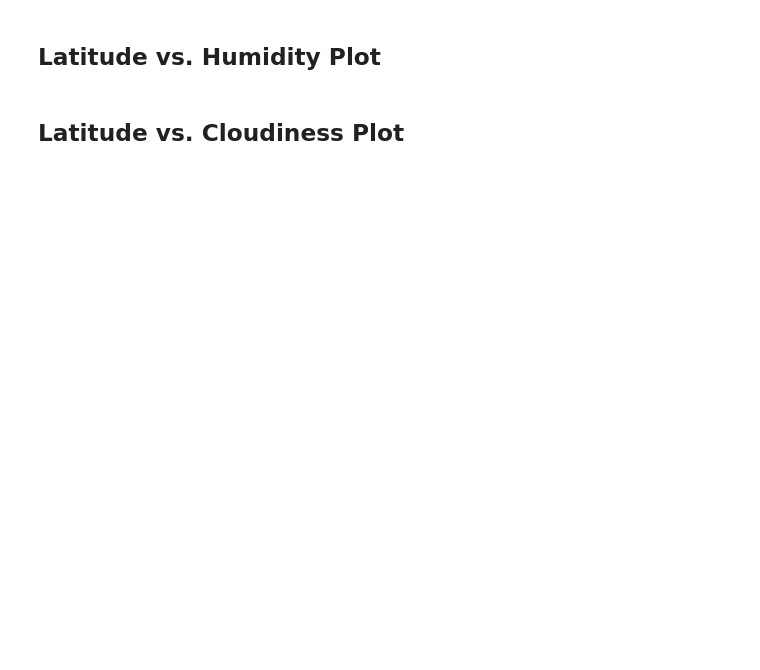
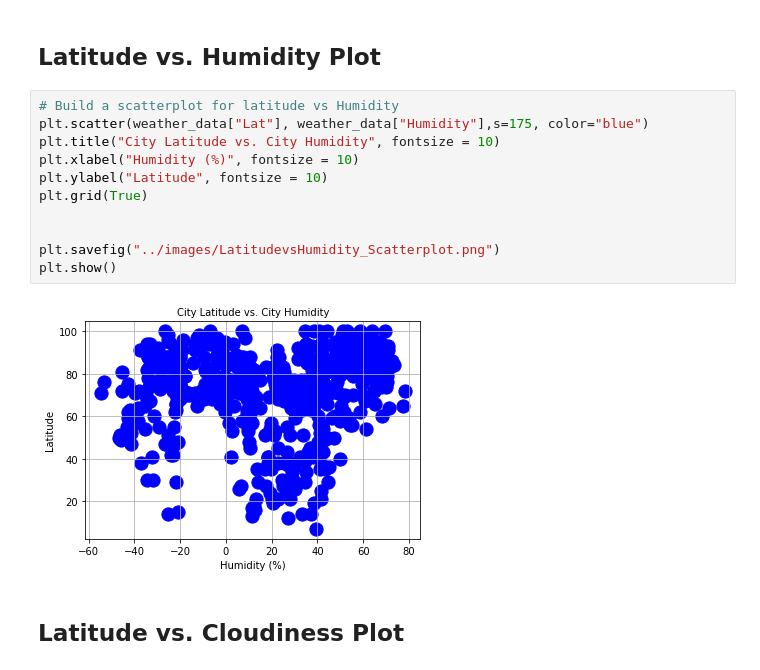
Before and after one commit to Patriotwo/Python-API-Challenge, a Jupyter notebook: Weatherpy-starter_code/WeatherPy.ipynb, the cells around one changed output. Drawn from its saved outputs; the diff is of its cells as text; blank space fills up the shorter version.

```diff
--- a/Weatherpy-starter_code/WeatherPy.ipynb
+++ b/Weatherpy-starter_code/WeatherPy.ipynb
@@ -250,4 +259,17 @@ Indices at which element greater than 100% Humidity is present: []
 # %% [markdown]
 ## Latitude vs. Humidity Plot
+# %%
+# Build a scatterplot for latitude vs Humidity
+plt.scatter(weather_data["Lat"], weather_data["Humidity"],s=175, color="blue")
+plt.title("City Latitude vs. City Humidity", fontsize = 10)
+plt.xlabel("Humidity (%)", fontsize = 10)
+plt.ylabel("Latitude", fontsize = 10)
+plt.grid(True)
+
+
+plt.savefig("../images/LatitudevsHumidity_Scatterplot.png")
+plt.show()
+# %% [output]
+[figure, added]
 # %% [markdown]
 ## Latitude vs. Cloudiness Plot
```
Also changed, not shown: parts of 22 cells of this notebook, 14 other files.
